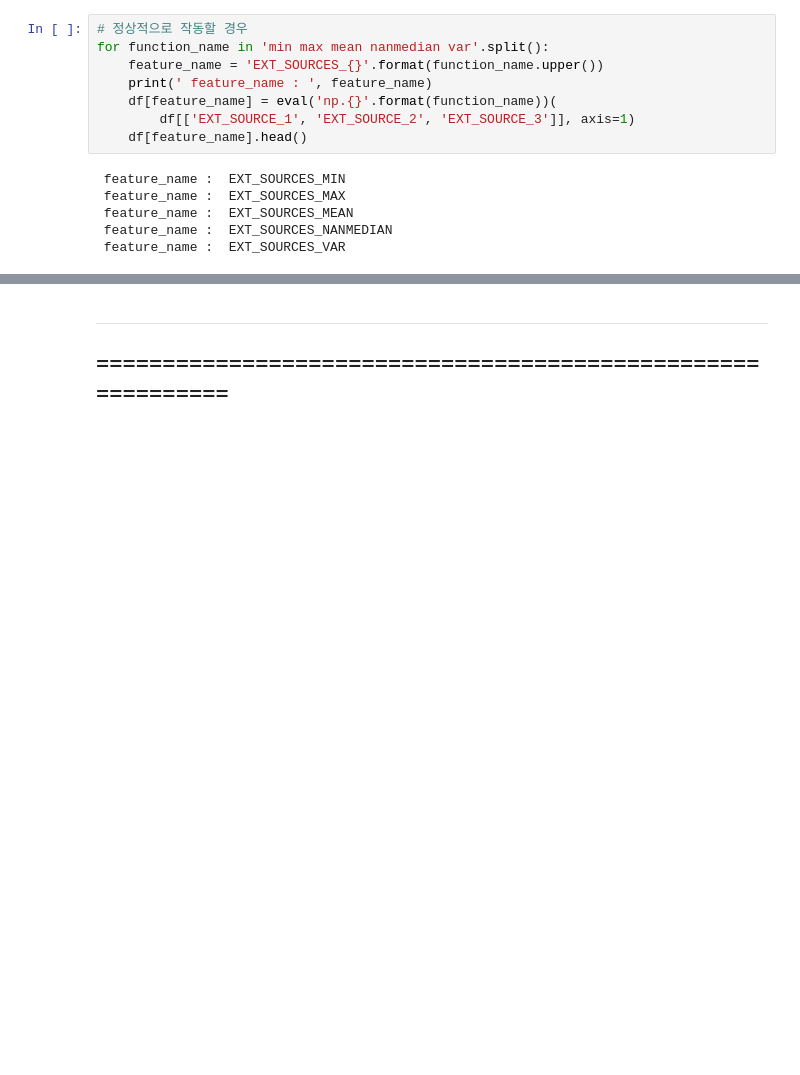
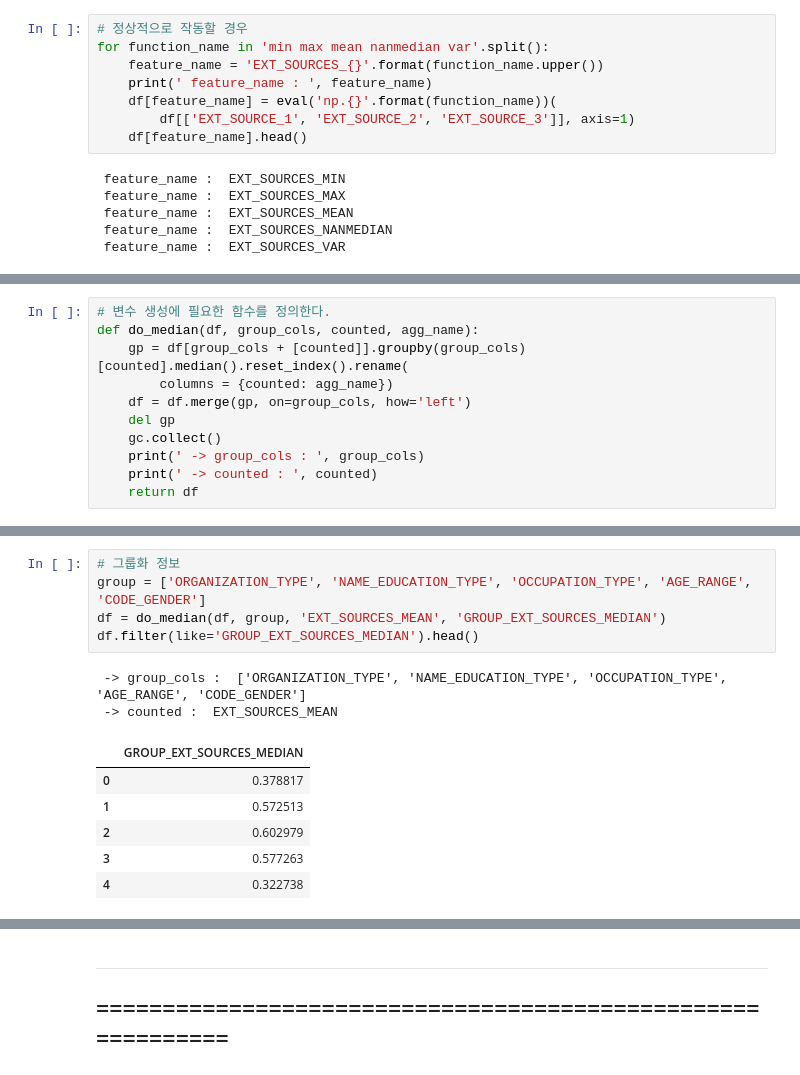
Before and after one commit to ecjang/pages, a Jupyter notebook: Kaggle/003_MultiClass_Classification_HomeCredit_LightGBM_7th.ipynb, the cells around one changed output, grey strips where cells are left out. Drawn from its saved outputs; the diff is of its cells as text; blank space fills up the shorter version.

```diff
--- a/Kaggle/003_MultiClass_Classification_HomeCredit_LightGBM_7th.ipynb
+++ b/Kaggle/003_MultiClass_Classification_HomeCredit_LightGBM_7th.ipynb
@@ -333,0 +370,11 @@ df[['AMT_CREDIT', 'AMT_ANNUITY', 'CREDIT_TO_ANNUITY_RATIO']].head()
+# %%
+# 변수 생성에 필요한 함수를 정의한다.
+def do_median(df, group_cols, counted, agg_name):
+    gp = df[group_cols + [counted]].groupby(group_cols)[counted].median().reset_index().rename(
+        columns = {counted: agg_name})
+    df = df.merge(gp, on=group_cols, how='left')
+    del gp
+    gc.collect()
+    print(' -> group_cols : ', group_cols)
+    print(' -> counted : ', counted)
+    return df
@@ -333,0 +391,14 @@ df[['AMT_CREDIT', 'AMT_ANNUITY', 'CREDIT_TO_ANNUITY_RATIO']].head()
+# %%
+# 그룹화 정보
+group = ['ORGANIZATION_TYPE', 'NAME_EDUCATION_TYPE', 'OCCUPATION_TYPE', 'AGE_RANGE', 'CODE_GENDER']
+df = do_median(df, group, 'EXT_SOURCES_MEAN', 'GROUP_EXT_SOURCES_MEDIAN')
+df.filter(like='GROUP_EXT_SOURCES_MEDIAN').head()
+# %% [output]
+ -> group_cols :  ['ORGANIZATION_TYPE', 'NAME_EDUCATION_TYPE', 'OCCUPATION_TYPE', 'AGE_RANGE', 'CODE_GENDER']
+ -> counted :  EXT_SOURCES_MEAN
+|  | GROUP_EXT_SOURCES_MEDIAN |
+| 0 | 0.378817 |
+| 1 | 0.572513 |
+| 2 | 0.602979 |
+| 3 | 0.577263 |
+| 4 | 0.322738 |
```
Also changed, not shown: parts of 12 cells of this notebook.
